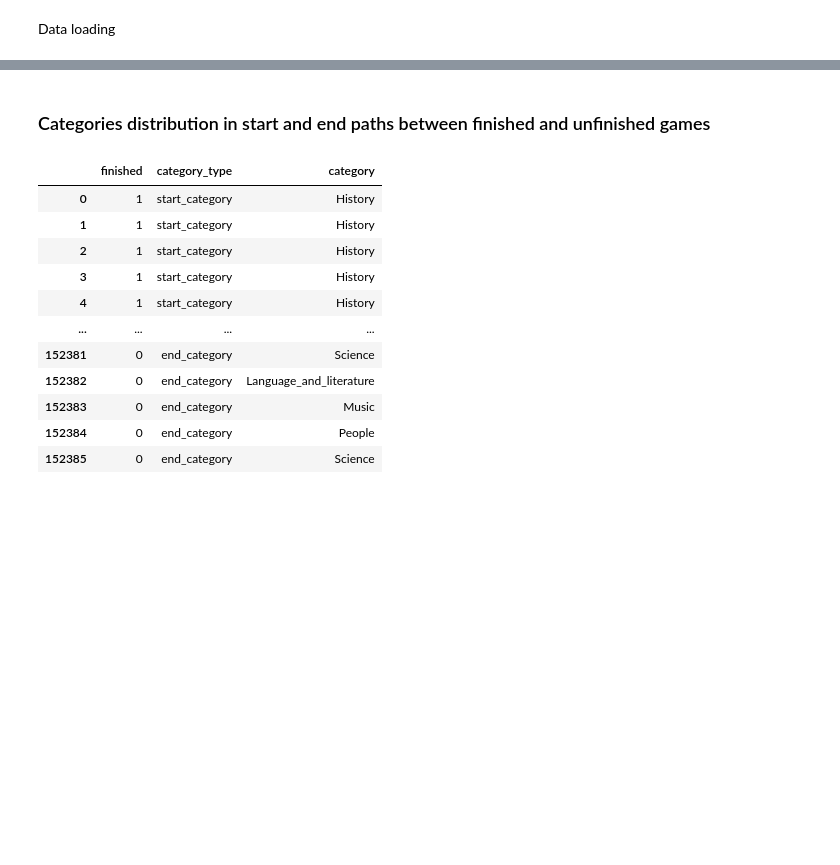
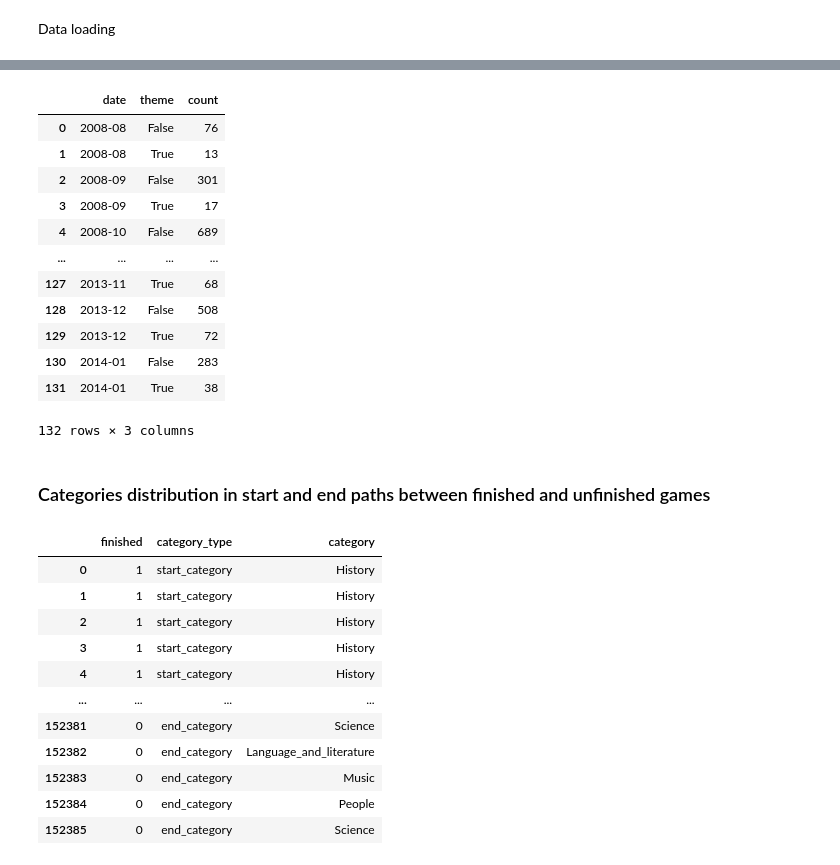
Before and after one commit to epfl-ada/ada-2024-project-the5outliers, a Jupyter notebook: topics_complexities.ipynb, the cells around one changed output, grey strips where cells are left out. Cells and saved outputs as stored; diff of their text form; code cells hidden in the pictures; blank space fills up the shorter version.

```diff
--- a/topics_complexities.ipynb
+++ b/topics_complexities.ipynb
@@ -34,3 +85,19 @@ paths_finished, paths_unfinished, articles, categories  = read_files(files_and_c
+# %%
+grouped
+# %% [output]
+|  | date | theme | count |
+| 0 | 2008-08 | False | 76 |
+| 1 | 2008-08 | True | 13 |
+| 2 | 2008-09 | False | 301 |
+| 3 | 2008-09 | True | 17 |
+| 4 | 2008-10 | False | 689 |
+| ... | ... | ... | ... |
+| 127 | 2013-11 | True | 68 |
+| 128 | 2013-12 | False | 508 |
+| 129 | 2013-12 | True | 72 |
+| 130 | 2014-01 | False | 283 |
+| 131 | 2014-01 | True | 38 |
+132 rows × 3 columns
 # %% [markdown]
 ### Categories distribution in start and end paths between finished and unfinished games
 # %%
```
Also changed, not shown: parts of 5 cells of this notebook, 1 other file.
